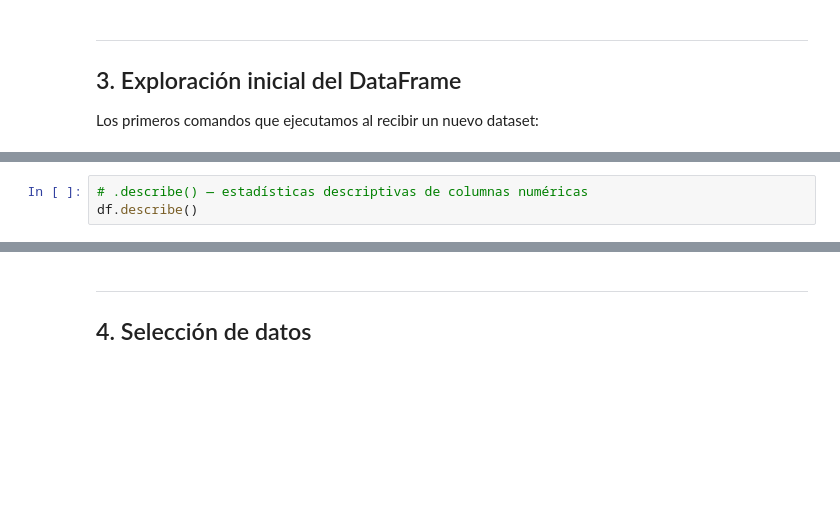
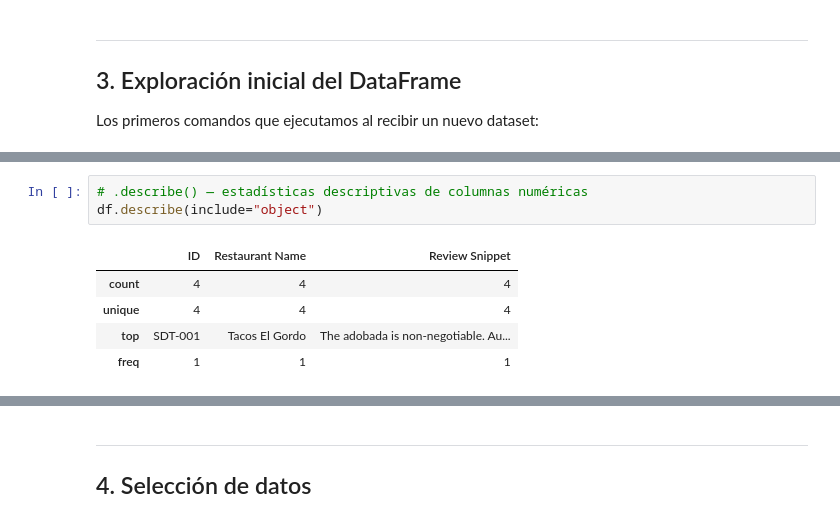
Before and after one commit to UADE-Python-Data-Science/583433_repo_oficial, a Jupyter notebook: Unidad_2/U2_NB1_Pandas_Tacos.ipynb, the cells around one changed output, grey strips where cells are left out. Drawn from its saved outputs; the diff is of its cells as text; blank space fills up the shorter version.

```diff
--- a/Unidad_2/U2_NB1_Pandas_Tacos.ipynb
+++ b/Unidad_2/U2_NB1_Pandas_Tacos.ipynb
@@ -105,6 +192,12 @@ df.sample(5, random_state=42)
 # %%
 # .describe() — estadísticas descriptivas de columnas numéricas
-df.describe()
+df.describe(include="object")
+# %% [output]
+|  | ID | Restaurant Name | Review Snippet |
+| count | 4 | 4 | 4 |
+| unique | 4 | 4 | 4 |
+| top | SDT-001 | Tacos El Gordo | The adobada is non-negotiable. Au... |
+| freq | 1 | 1 | 1 |
 # %%
 # .dtypes — tipo de dato de cada columna
 df.dtypes
```
Also changed, not shown: parts of 11 cells of this notebook, 9 other files.
